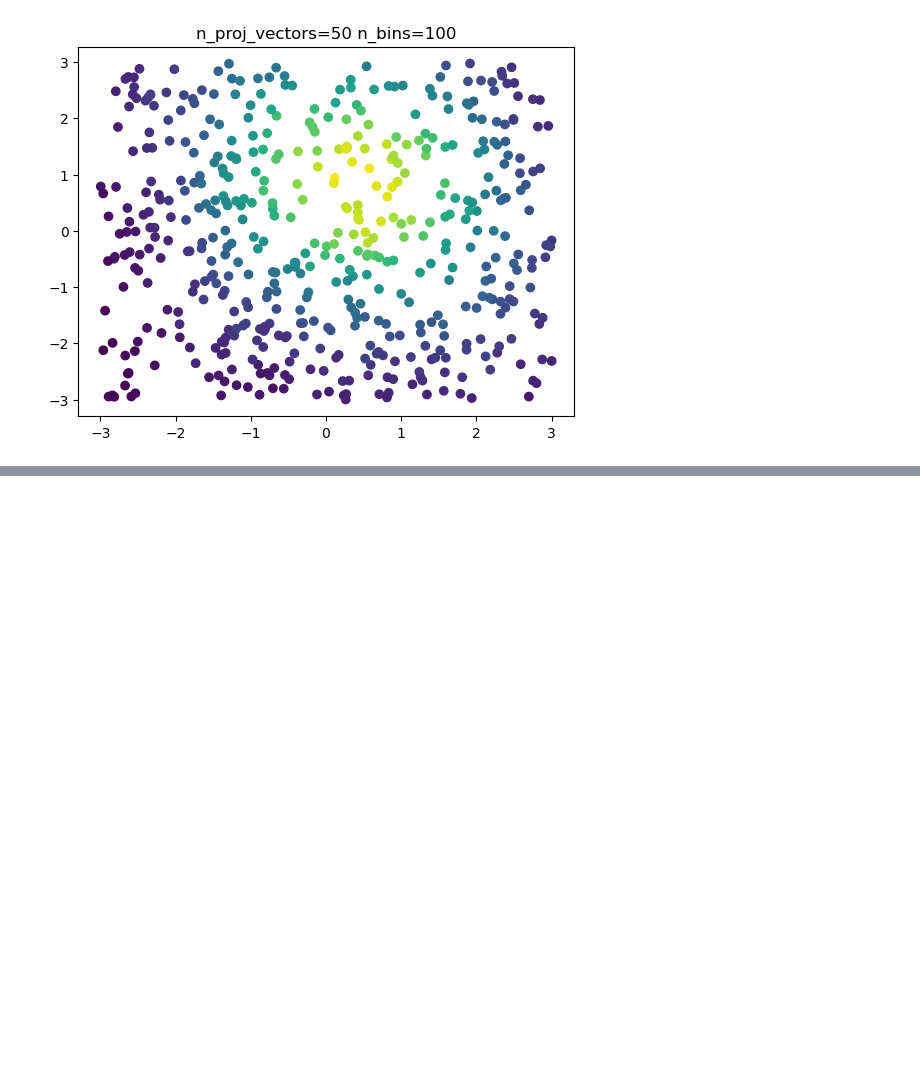
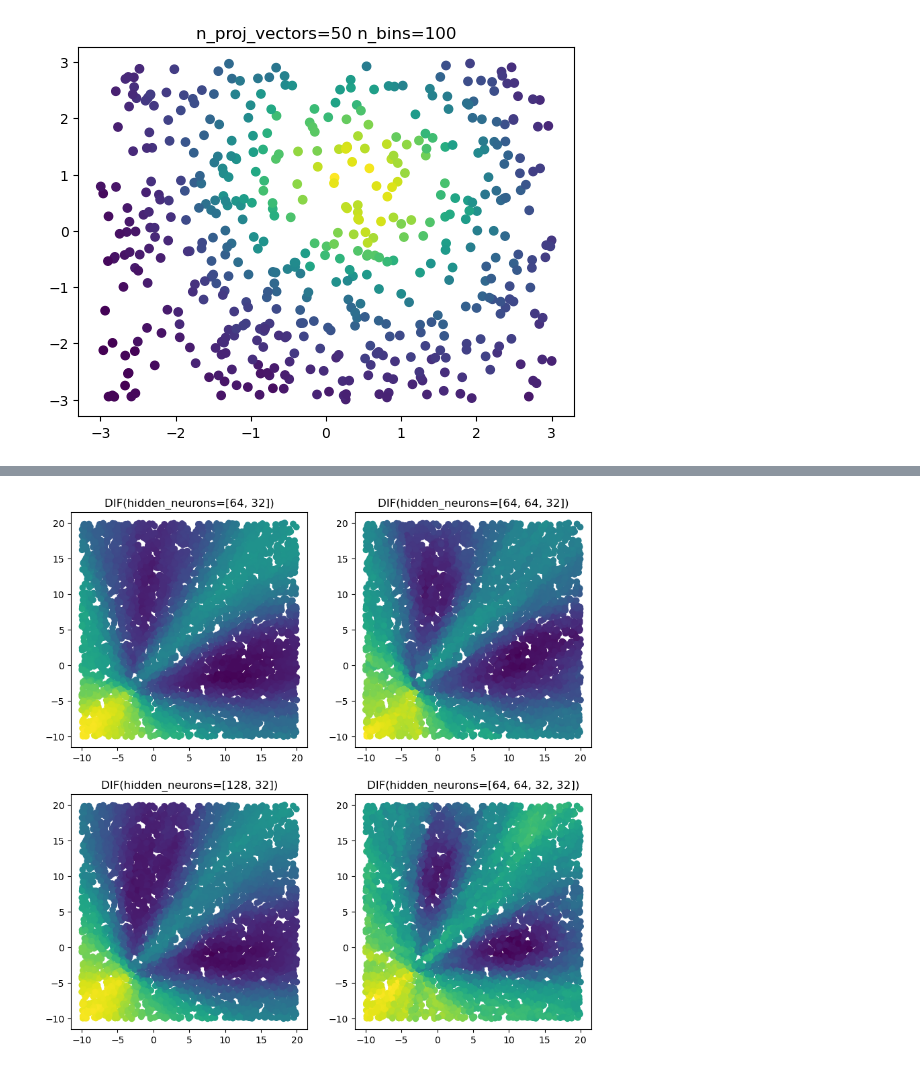
Before and after one commit to popastefan10/AnomalyDetectionLab, a Jupyter notebook: Lab 3/main.ipynb, the cells around one changed output, grey strips where cells are left out. Saved outputs shown, nothing was run; the diff lists cells and outputs as text; code cells hidden in the pictures; blank space fills up the shorter version.

```diff
--- a/Lab 3/main.ipynb
+++ b/Lab 3/main.ipynb
@@ -103,0 +152,11 @@ for n_proj_vectors, n_bins in zip([5, 5, 50, 50], [10, 100, 10, 100]):
+# %%
+plt.figure(figsize=(10, 10))
+for idx, hidden_neurons in enumerate([[64, 32], [64, 64, 32], [128, 32], [64, 64, 32, 32]]):
+    plt.subplot(2, 2, idx + 1)
+    fit_model(
+        model=DIF(contamination=0.02, hidden_neurons=hidden_neurons), name=f"DIF(hidden_neurons={hidden_neurons})"
+    )
+plt.savefig("plots/Ex 2.2.5 DIF.jpg")
+plt.show()
+# %% [output]
+[figure, added]
```
Also changed, not shown: parts of 8 cells of this notebook, 6 other files.
